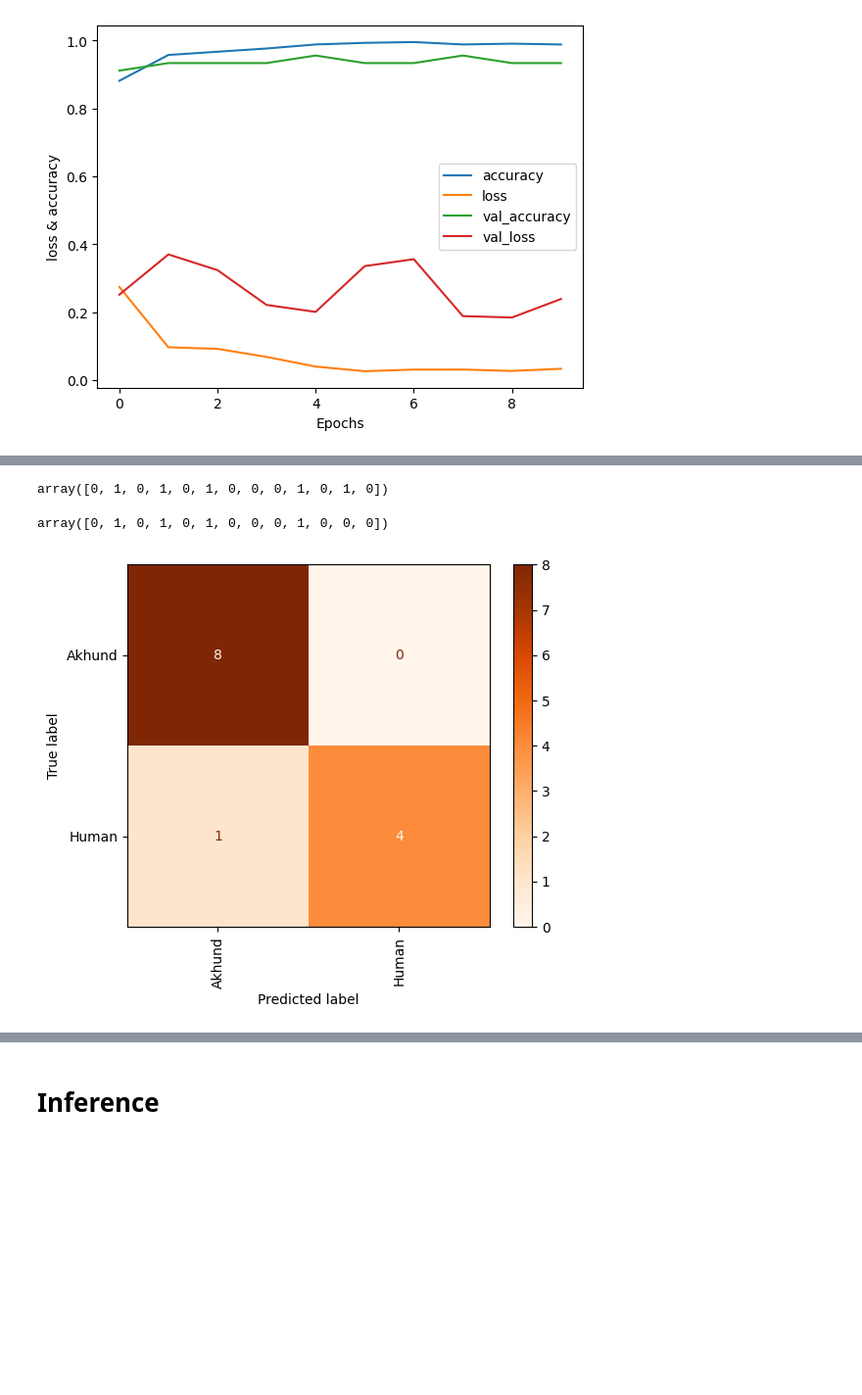
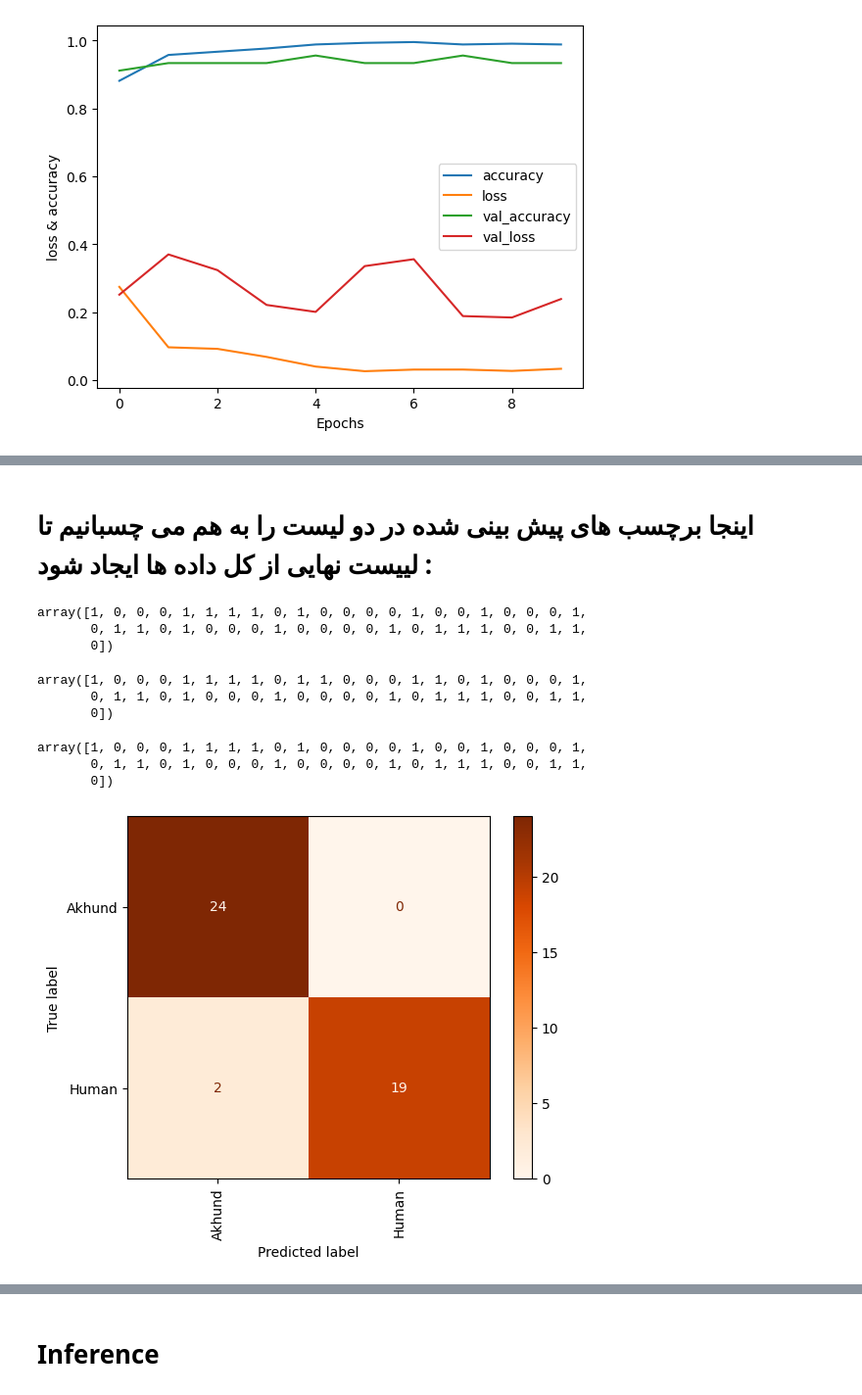
Before and after one commit to Kiana-Jahanshid/Transfer-Learning-wandb, a Jupyter notebook: Human_vs_Akhund_Recognition/Akhund_Recognition_TransferLearning_Wandb.ipynb, the cells around one changed output, grey strips where cells are left out. Shown at 98% size. Drawn from its saved outputs; the diff is of its cells as text; code cells hidden in the pictures; blank space fills up the shorter version.

Commit message:
confusion_matrix_solution_edited

```diff
--- a/Human_vs_Akhund_Recognition/Akhund_Recognition_TransferLearning_Wandb.ipynb
+++ b/Human_vs_Akhund_Recognition/Akhund_Recognition_TransferLearning_Wandb.ipynb
@@ -236,0 +401,4 @@ for label in labels:
+# %%
+# concat two parts of label lists :
+true_labels = np.concatenate([list_1 , list_2])
+true_labels
@@ -236,0 +417,7 @@ for label in labels:
+# %%
+y_pred_1 = model.predict(validation_data[0][0])
+y_predicted_1 = []
+for i in range(len(y_pred_1)):
+    y_predicted_1.append(np.argmax(y_pred_1[i]))
+y_predicted_1 = np.array(y_predicted_1)
+y_predicted_1
@@ -236,0 +430,7 @@ for label in labels:
+# %%
+y_pred_2 = model.predict(validation_data[1][0])
+y_predicted_2 = []
+for i in range(len(y_pred_2)):
+    y_predicted_2.append(np.argmax(y_pred_2[i]))
+y_predicted_2 = np.array(y_predicted_2)
+y_predicted_2
@@ -237,15 +440,29 @@ for label in labels:
+# %% [markdown]
+# اینجا برچسب های پیش بینی شده در دو لیست را به هم می چسبانیم تا لییست نهایی از کل داده ها ایجاد شود :
+# %%
+# concat two parts of PREDICTED label lists :
+PREDICTED_labels = np.concatenate([y_predicted_1 , y_predicted_2])
+PREDICTED_labels
+# %% [output]
+array([1, 0, 0, 0, 1, 1, 1, 1, 0, 1, 0, 0, 0, 0, 1, 0, 0, 1, 0, 0, 0, 1,
+       0, 1, 1, 0, 1, 0, 0, 0, 1, 0, 0, 0, 0, 1, 0, 1, 1, 1, 0, 0, 1, 1,
+       0])
 # %%
-np.array(ytrue_list)
+np.array(true_labels)
 # %% [output]
-array([0, 1, 0, 1, 0, 1, 0, 0, 0, 1, 0, 1, 0])
+array([1, 0, 0, 0, 1, 1, 1, 1, 0, 1, 1, 0, 0, 0, 1, 1, 0, 1, 0, 0, 0, 1,
+       0, 1, 1, 0, 1, 0, 0, 0, 1, 0, 0, 0, 0, 1, 0, 1, 1, 1, 0, 0, 1, 1,
+       0])
 # %%
-np.array(ypred_list)
+np.array(PREDICTED_labels)
 # %% [output]
-array([0, 1, 0, 1, 0, 1, 0, 0, 0, 1, 0, 0, 0])
+array([1, 0, 0, 0, 1, 1, 1, 1, 0, 1, 0, 0, 0, 0, 1, 0, 0, 1, 0, 0, 0, 1,
+       0, 1, 1, 0, 1, 0, 0, 0, 1, 0, 0, 0, 0, 1, 0, 1, 1, 1, 0, 0, 1, 1,
+       0])
 # %%
-confm = metrics.confusion_matrix(y_true= ytrue_list , y_pred= ypred_list  )
+confm = metrics.confusion_matrix(y_true= true_labels , y_pred= PREDICTED_labels  )
 cm_display = metrics.ConfusionMatrixDisplay(confusion_matrix = confm , display_labels=['Akhund','Human'])
 cm_display.plot(cmap=plt.cm.Oranges , xticks_rotation="vertical")
 plt.show()
 # %% [output]
-[figure, old version]
+[figure, new version]
```
Also changed, not shown: parts of 38 cells of this notebook.
